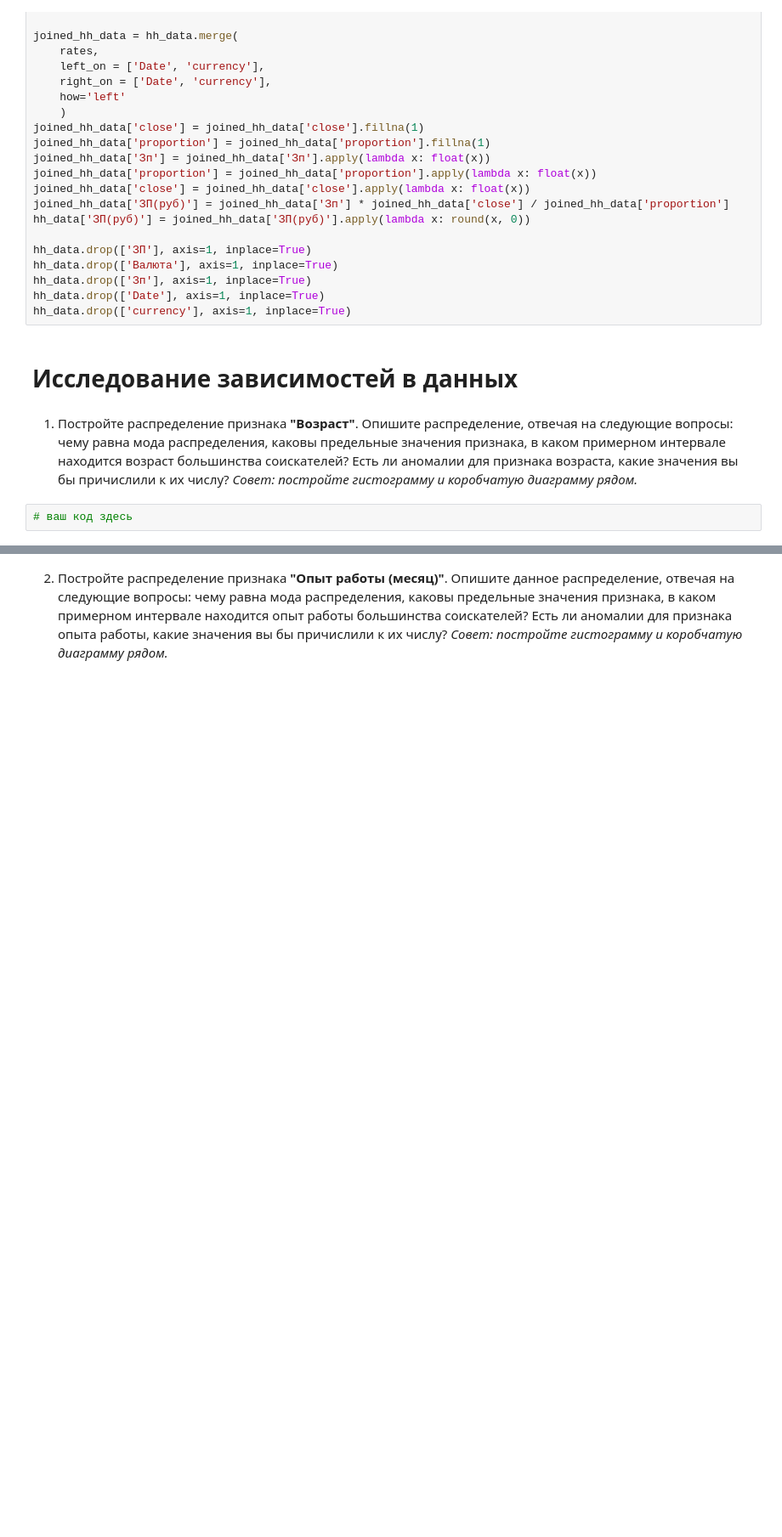
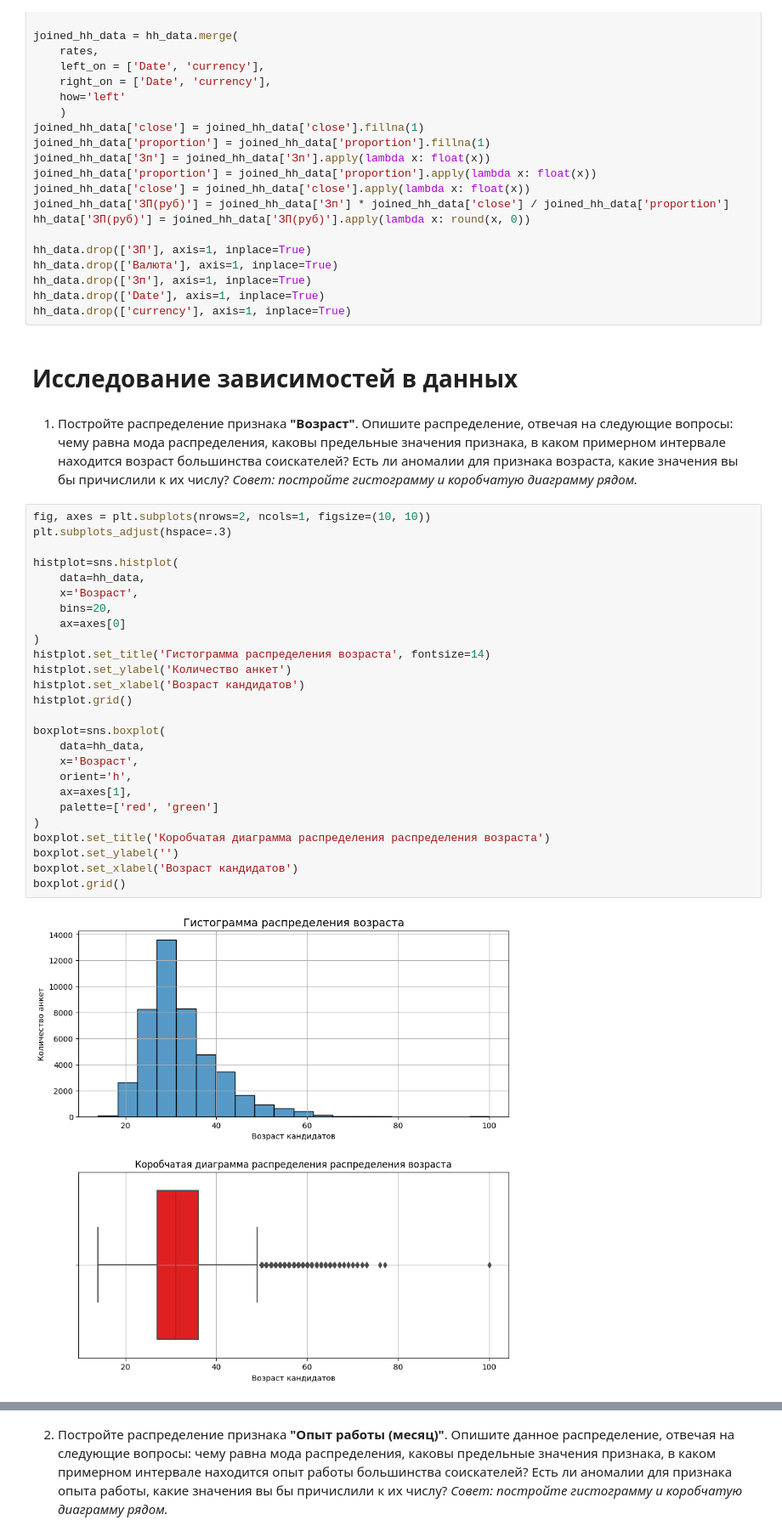
Before and after one commit to KirillPo26/SF_Data_Science, a Jupyter notebook: Project_1/Project-1. HH-notebook.ipynb, the cells around one changed output, grey strips where cells are left out. Shown at 85% size. Drawn from its saved outputs; the diff is of its cells as text; blank space fills up the shorter version.

```diff
--- a/Project_1/Project-1. HH-notebook.ipynb
+++ b/Project_1/Project-1. HH-notebook.ipynb
@@ -351,5 +349,31 @@ hh_data.drop(['currency'], axis=1, inplace=True)
 1. Постройте распределение признака **"Возраст"**. Опишите распределение, отвечая на следующие вопросы: чему равна мода распределения, каковы предельные значения признака, в каком примерном интервале находится возраст большинства соискателей? Есть ли аномалии для признака возраста, какие значения вы бы причислили к их числу?
 *Совет: постройте гистограмму и коробчатую диаграмму рядом.*
 # %%
-# ваш код здесь
+fig, axes = plt.subplots(nrows=2, ncols=1, figsize=(10, 10))
+plt.subplots_adjust(hspace=.3)
+
+histplot=sns.histplot(
+    data=hh_data,
+    x='Возраст',
+    bins=20,
+    ax=axes[0]
+)
+histplot.set_title('Гистограмма распределения возраста', fontsize=14)
+histplot.set_ylabel('Количество анкет')
+histplot.set_xlabel('Возраст кандидатов')
+histplot.grid()
+
+boxplot=sns.boxplot(
+    data=hh_data,
+    x='Возраст',
+    orient='h',
+    ax=axes[1],
+    palette=['red', 'green']
+)
+boxplot.set_title('Коробчатая диаграмма распределения распределения возраста')
+boxplot.set_ylabel('')
+boxplot.set_xlabel('Возраст кандидатов')
+boxplot.grid()
+# %% [output]
+[figure, added]
 # %% [markdown]
```
Also changed, not shown: parts of 30 cells of this notebook.
